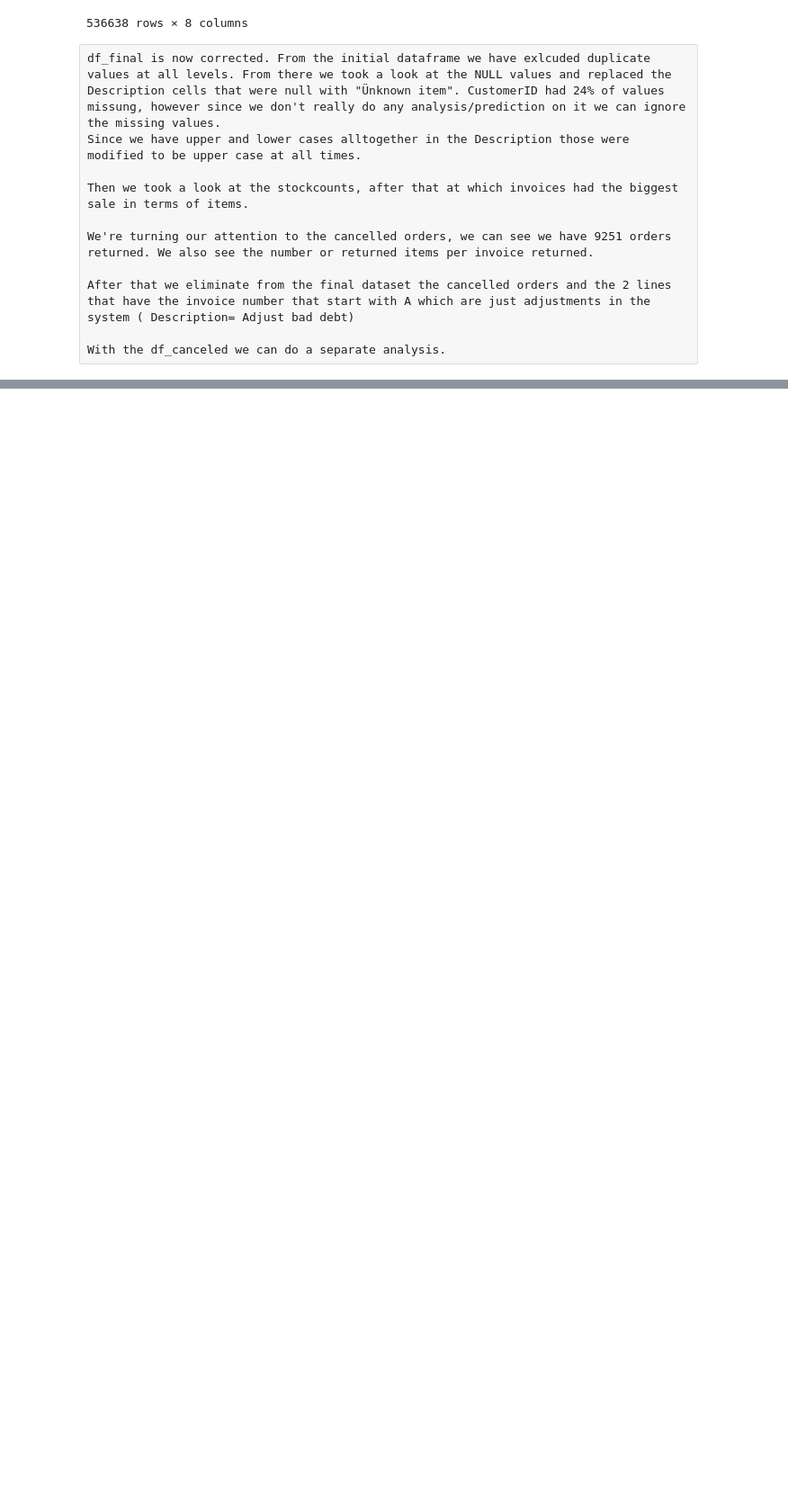
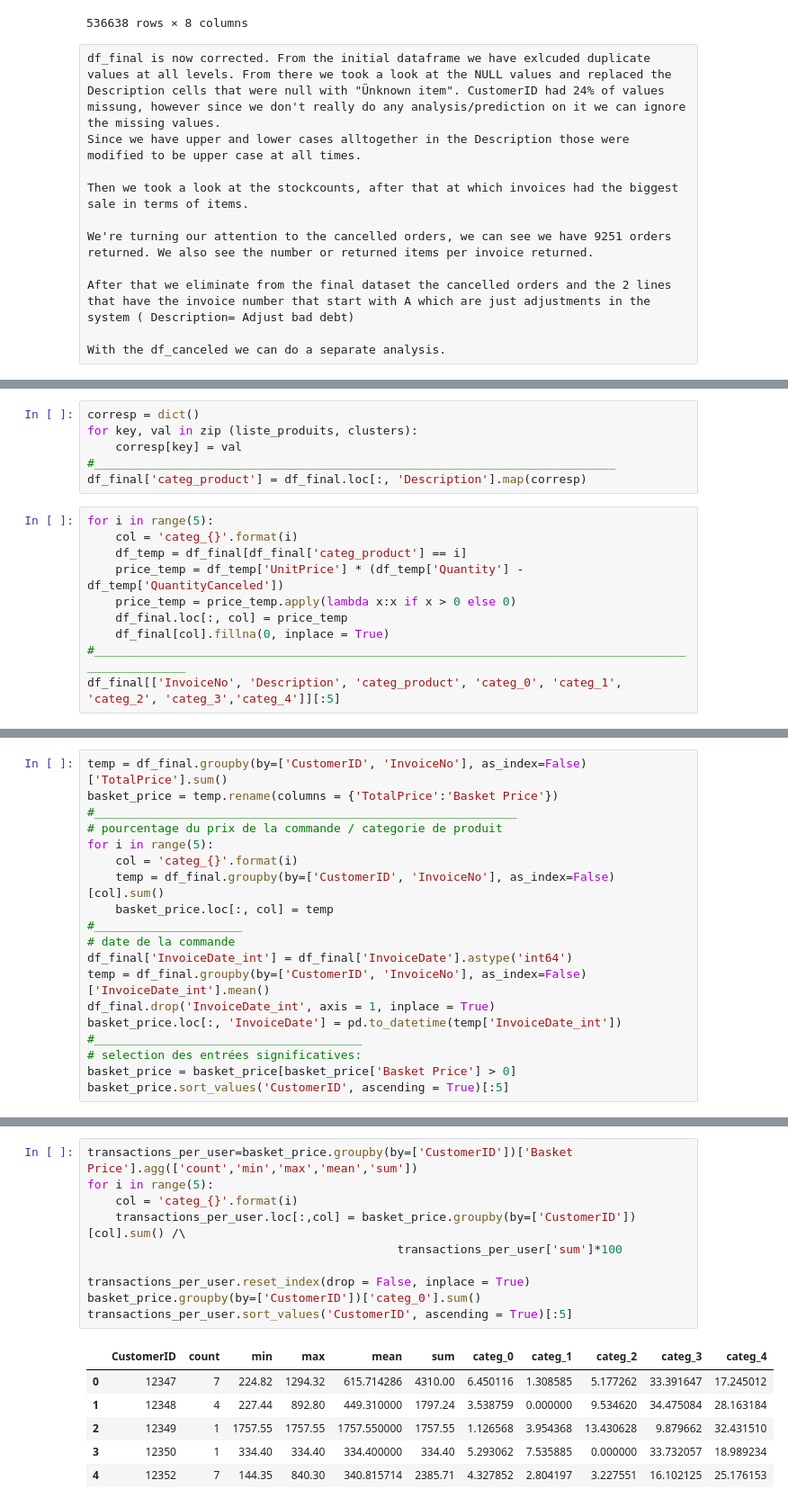
Before and after one commit to dariuspetrov/E-Commerce, a Jupyter notebook: DSIP-project.ipynb, the cells around one changed output, grey strips where cells are left out. Shown: that part at 90% size. Cells and saved outputs as stored; diff of their text form; blank space fills up the shorter version.

```diff
--- a/DSIP-project.ipynb
+++ b/DSIP-project.ipynb
@@ -253,0 +397,16 @@ With the df_canceled we can do a separate analysis.
+# %%
+corresp = dict()
+for key, val in zip (liste_produits, clusters):
+    corresp[key] = val
+#__________________________________________________________________________
+df_final['categ_product'] = df_final.loc[:, 'Description'].map(corresp)
+# %%
+for i in range(5):
+    col = 'categ_{}'.format(i)
+    df_temp = df_final[df_final['categ_product'] == i]
+    price_temp = df_temp['UnitPrice'] * (df_temp['Quantity'] - df_temp['QuantityCanceled'])
+    price_temp = price_temp.apply(lambda x:x if x > 0 else 0)
+    df_final.loc[:, col] = price_temp
+    df_final[col].fillna(0, inplace = True)
+#__________________________________________________________________________________________________
+df_final[['InvoiceNo', 'Description', 'categ_product', 'categ_0', 'categ_1', 'categ_2', 'categ_3','categ_4']][:5]
@@ -253,0 +420,19 @@ With the df_canceled we can do a separate analysis.
+# %%
+temp = df_final.groupby(by=['CustomerID', 'InvoiceNo'], as_index=False)['TotalPrice'].sum()
+basket_price = temp.rename(columns = {'TotalPrice':'Basket Price'})
+#____________________________________________________________
+# pourcentage du prix de la commande / categorie de produit
+for i in range(5):
+    col = 'categ_{}'.format(i)
+    temp = df_final.groupby(by=['CustomerID', 'InvoiceNo'], as_index=False)[col].sum()
+    basket_price.loc[:, col] = temp
+#_____________________
+# date de la commande
+df_final['InvoiceDate_int'] = df_final['InvoiceDate'].astype('int64')
+temp = df_final.groupby(by=['CustomerID', 'InvoiceNo'], as_index=False)['InvoiceDate_int'].mean()
+df_final.drop('InvoiceDate_int', axis = 1, inplace = True)
+basket_price.loc[:, 'InvoiceDate'] = pd.to_datetime(temp['InvoiceDate_int'])
+#______________________________________
+# selection des entrées significatives:
+basket_price = basket_price[basket_price['Basket Price'] > 0]
+basket_price.sort_values('CustomerID', ascending = True)[:5]
@@ -253,0 +446,17 @@ With the df_canceled we can do a separate analysis.
+# %%
+transactions_per_user=basket_price.groupby(by=['CustomerID'])['Basket Price'].agg(['count','min','max','mean','sum'])
+for i in range(5):
+    col = 'categ_{}'.format(i)
+    transactions_per_user.loc[:,col] = basket_price.groupby(by=['CustomerID'])[col].sum() /\
+                                            transactions_per_user['sum']*100
+
+transactions_per_user.reset_index(drop = False, inplace = True)
+basket_price.groupby(by=['CustomerID'])['categ_0'].sum()
+transactions_per_user.sort_values('CustomerID', ascending = True)[:5]
+# %% [output]
+|  | CustomerID | count | min | max | mean | sum | categ_0 | categ_1 | categ_2 | categ_3 | categ_4 |
+| 0 | 12347 | 7 | 224.82 | 1294.32 | 615.714286 | 4310.00 | 6.450116 | 1.308585 | 5.177262 | 33.391647 | 17.245012 |
+| 1 | 12348 | 4 | 227.44 | 892.80 | 449.310000 | 1797.24 | 3.538759 | 0.000000 | 9.534620 | 34.475084 | 28.163184 |
+| 2 | 12349 | 1 | 1757.55 | 1757.55 | 1757.550000 | 1757.55 | 1.126568 | 3.954368 | 13.430628 | 9.879662 | 32.431510 |
+| 3 | 12350 | 1 | 334.40 | 334.40 | 334.400000 | 334.40 | 5.293062 | 7.535885 | 0.000000 | 33.732057 | 18.989234 |
+| 4 | 12352 | 7 | 144.35 | 840.30 | 340.815714 | 2385.71 | 4.327852 | 2.804197 | 3.227551 | 16.102125 | 25.176153 |
```
Also changed, not shown: parts of 28 cells of this notebook.
